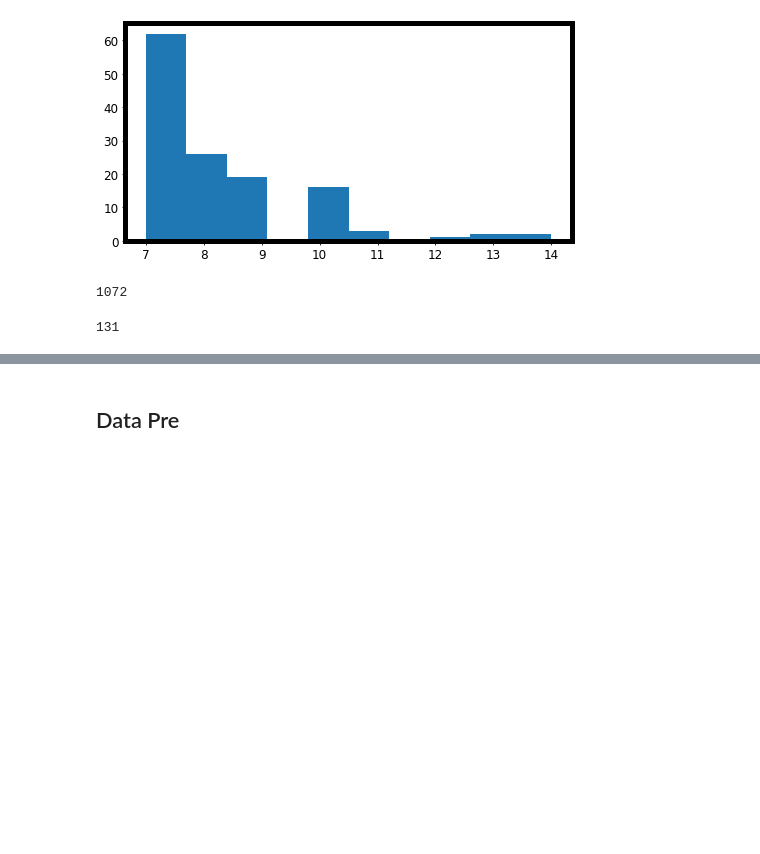
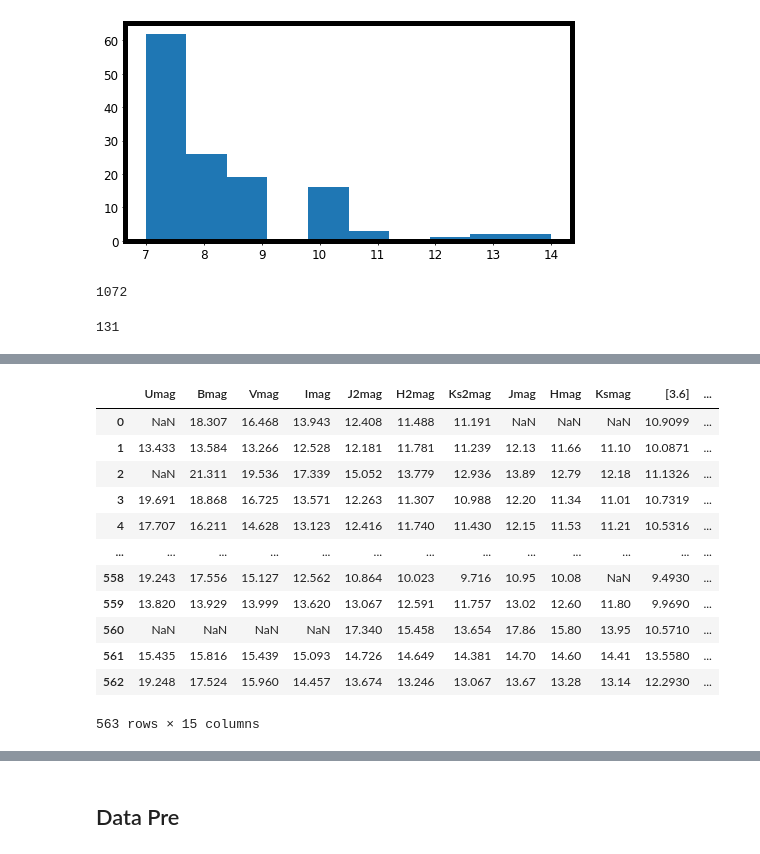
Before and after one commit to Mahdi-Abdollahii/Dusty-Stellar-Sources-Classification, a Jupyter notebook: Data_Pre.ipynb, the cells around one changed output, grey strips where cells are left out. Drawn from its saved outputs; the diff is of its cells as text; code cells hidden in the pictures; blank space fills up the shorter version.

```diff
--- a/Data_Pre.ipynb
+++ b/Data_Pre.ipynb
@@ -358,0 +375,16 @@ len(list_row_nan_5)
+# %%
+X
+# %% [output]
+|  | Umag | Bmag | Vmag | Imag | J2mag | H2mag | Ks2mag | Jmag | Hmag | Ksmag | [3.6] | ... |
+| 0 | NaN | 18.307 | 16.468 | 13.943 | 12.408 | 11.488 | 11.191 | NaN | NaN | NaN | 10.9099 | ... |
+| 1 | 13.433 | 13.584 | 13.266 | 12.528 | 12.181 | 11.781 | 11.239 | 12.13 | 11.66 | 11.10 | 10.0871 | ... |
+| 2 | NaN | 21.311 | 19.536 | 17.339 | 15.052 | 13.779 | 12.936 | 13.89 | 12.79 | 12.18 | 11.1326 | ... |
+| 3 | 19.691 | 18.868 | 16.725 | 13.571 | 12.263 | 11.307 | 10.988 | 12.20 | 11.34 | 11.01 | 10.7319 | ... |
+| 4 | 17.707 | 16.211 | 14.628 | 13.123 | 12.416 | 11.740 | 11.430 | 12.15 | 11.53 | 11.21 | 10.5316 | ... |
+| ... | ... | ... | ... | ... | ... | ... | ... | ... | ... | ... | ... | ... |
+| 558 | 19.243 | 17.556 | 15.127 | 12.562 | 10.864 | 10.023 | 9.716 | 10.95 | 10.08 | NaN | 9.4930 | ... |
+| 559 | 13.820 | 13.929 | 13.999 | 13.620 | 13.067 | 12.591 | 11.757 | 13.02 | 12.60 | 11.80 | 9.9690 | ... |
+| 560 | NaN | NaN | NaN | NaN | 17.340 | 15.458 | 13.654 | 17.86 | 15.80 | 13.95 | 10.5710 | ... |
+| 561 | 15.435 | 15.816 | 15.439 | 15.093 | 14.726 | 14.649 | 14.381 | 14.70 | 14.60 | 14.41 | 13.5580 | ... |
+| 562 | 19.248 | 17.524 | 15.960 | 14.457 | 13.674 | 13.246 | 13.067 | 13.67 | 13.28 | 13.14 | 12.2930 | ... |
+563 rows × 15 columns
```
Also changed, not shown: parts of 15 cells of this notebook.
